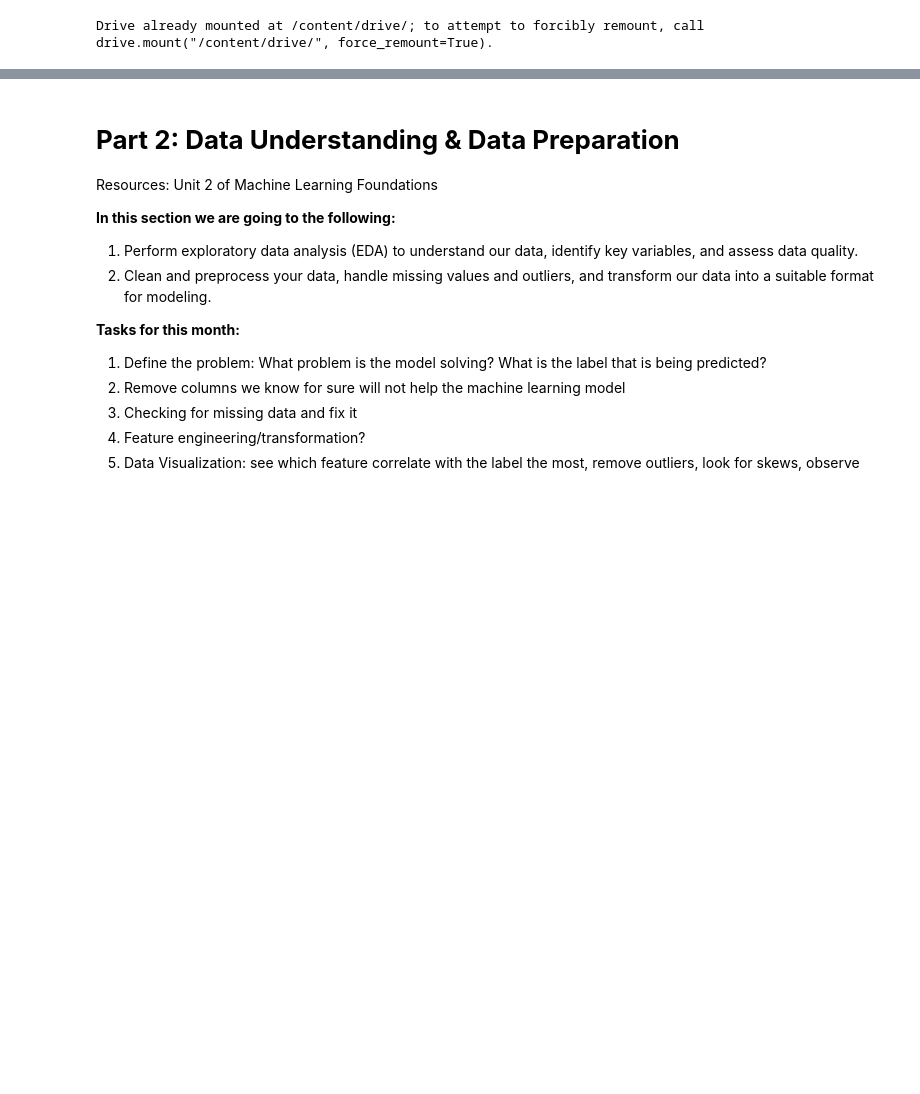
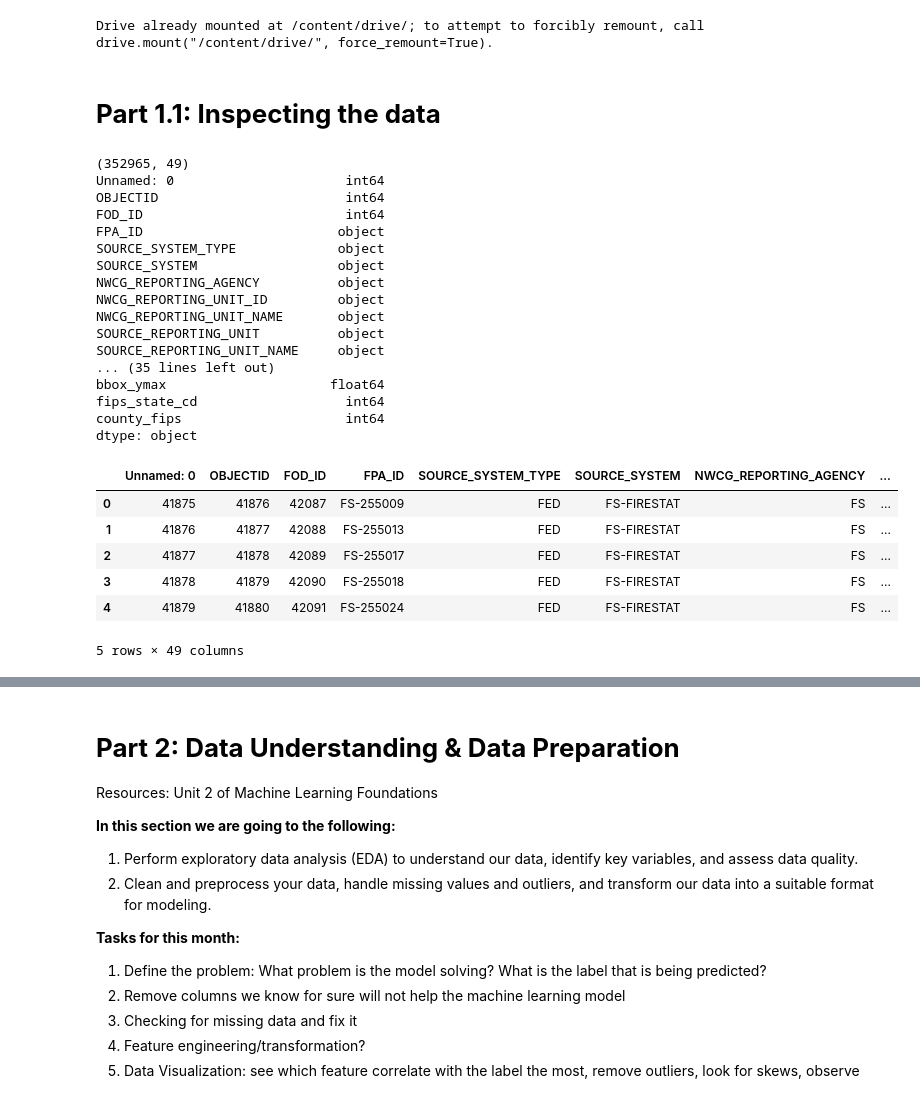
Before and after one commit to nandinijirobe/Allstate_AIStudio_Project, a Jupyter notebook: Allstate_AI_Studio_Project.ipynb, the cells around one changed output, grey strips where cells are left out. Cells and saved outputs as stored; diff of their text form; code cells hidden in the pictures; blank space fills up the shorter version.

```diff
--- a/Allstate_AI_Studio_Project.ipynb
+++ b/Allstate_AI_Studio_Project.ipynb
@@ -46,0 +47,34 @@ for year in range(2010, 2015):
+# %% [markdown]
+# **Part 1.1: Inspecting the data**
+# %%
+# What is the size of my dataset?
+print(df1.shape)
+# What are my features and their datatypes?
+print(df1.dtypes)
+# View one of the dataframes
+df1.head(5)
+# %% [output]
+(352965, 49)
+Unnamed: 0                      int64
+OBJECTID                        int64
+FOD_ID                          int64
+FPA_ID                         object
+SOURCE_SYSTEM_TYPE             object
+SOURCE_SYSTEM                  object
+NWCG_REPORTING_AGENCY          object
+NWCG_REPORTING_UNIT_ID         object
+NWCG_REPORTING_UNIT_NAME       object
+SOURCE_REPORTING_UNIT          object
+SOURCE_REPORTING_UNIT_NAME     object
+... (35 lines left out)
+bbox_ymax                     float64
+fips_state_cd                   int64
+county_fips                     int64
+dtype: object
+|  | Unnamed: 0 | OBJECTID | FOD_ID | FPA_ID | SOURCE_SYSTEM_TYPE | SOURCE_SYSTEM | NWCG_REPORTING_AGENCY | ... |
+| 0 | 41875 | 41876 | 42087 | FS-255009 | FED | FS-FIRESTAT | FS | ... |
+| 1 | 41876 | 41877 | 42088 | FS-255013 | FED | FS-FIRESTAT | FS | ... |
+| 2 | 41877 | 41878 | 42089 | FS-255017 | FED | FS-FIRESTAT | FS | ... |
+| 3 | 41878 | 41879 | 42090 | FS-255018 | FED | FS-FIRESTAT | FS | ... |
+| 4 | 41879 | 41880 | 42091 | FS-255024 | FED | FS-FIRESTAT | FS | ... |
+5 rows × 49 columns
```
Also changed, not shown: parts of 14 cells of this notebook.
